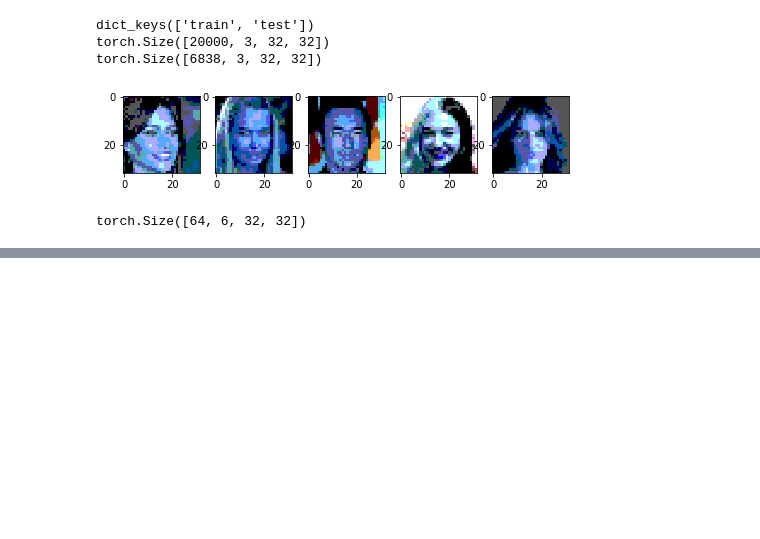
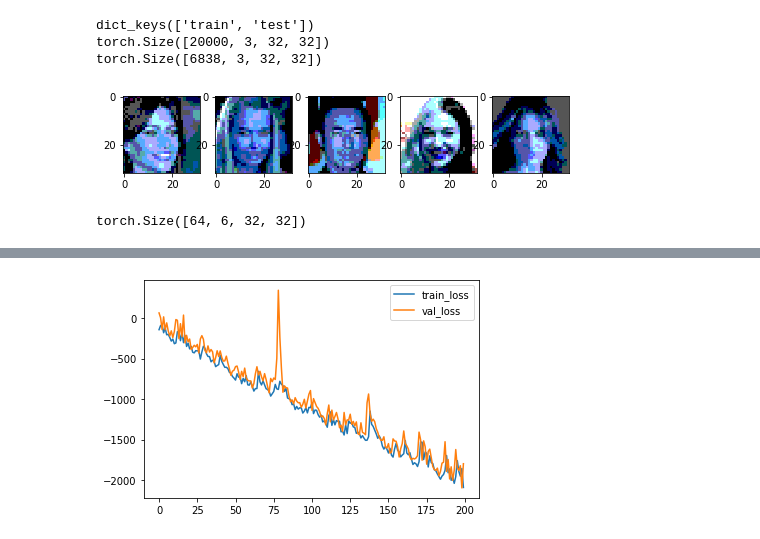
Before and after one commit to RamSaw/deep-unsupervised-learning, a Jupyter notebook: HW_02_T_02.ipynb, the cells around one changed output, grey strips where cells are left out. Saved outputs shown, nothing was run; the diff lists cells and outputs as text; code cells hidden in the pictures; blank space fills up the shorter version.

```diff
--- a/HW_02_T_02.ipynb
+++ b/HW_02_T_02.ipynb
@@ -224,18 +323,19 @@ def train(model, train_batch_size, test_batch_size, epochs_cnt, train_data=DATA[
 
     train_iter = DataLoader(train_data, batch_size=train_batch_size, shuffle=True)
     val_iter = DataLoader(test_data, batch_size=test_batch_size, shuffle=False)
-    optimizer = torch.optim.Adam(MODEL.parameters(),lr=lr, weight_decay=0.0001)
+    optimizer = torch.optim.Adam(MODEL.parameters(),lr=lr, weight_decay=0)
 
     losses, val_losses = [], []
+    start = time.time()
     for epoch in range(epochs_cnt):
         loss = 0
         tmp_losses = []
 
         model.train()
         total_train_loss = 0
-        for batch in tqdm(train_iter):
+        for batch in train_iter:
             batch = batch.to(DEVICE)
-            loss = loss_func(model.log_prob(batch))
+            loss = model.log_prob(batch)
             loss.backward()
             optimizer.step()
             optimizer.zero_grad()
@@ -247,11 +347,21 @@ def train(model, train_batch_size, test_batch_size, epochs_cnt, train_data=DATA[
             tmp_val_losses = []
             for item in val_iter:
                 batch = batch.to(DEVICE)
-                val_loss = loss_func(model.log_prob(batch))
+                val_loss = model.log_prob(batch)
                 tmp_val_losses.append(val_loss.data.cpu().numpy())
             val_losses.append(np.mean(tmp_val_losses))
-        if epoch % 1 ==0:
+        if (epoch + 1) % 10 == 0:
             print('Epoch {}: loss {} val_loss {} '.format(epoch, np.mean(tmp_losses), np.mean(tmp_val_losses)))
+            torch.save(model.state_dict(), './gdrive/My Drive/CelebA.pt')
+            print('Model saved!')
+            with open('./gdrive/My Drive/CelebA_train_loss.pkl', 'wb') as f:
+                pickle.dump(losses, f)
+            with open('./gdrive/My Drive/CelebA_val_loss.pkl', 'wb') as f:
+                pickle.dump(val_losses, f)
+            end = time.time()
+            elapsed = end - start
+            start = end
+            print(f'Elapsed time: {elapsed}')
     return losses, val_losses
 # %%
 def plot_losses(losses, val_losses):
@@ -260,12 +370,12 @@ def plot_losses(losses, val_losses):
     plt.legend()
     plt.show()
 # %%
-TRAIN_BATCH_SIZE = 16
-TEST_BATCH_SIZE = 16
-EPOCHS_CNT = 4
+TRAIN_BATCH_SIZE = 256
+TEST_BATCH_SIZE = 256
+EPOCHS_CNT = 300
 # %%
-MODEL = CelebA(3).to(DEVICE)
+MODEL = CelebA(3, 32, 32).to(DEVICE)
 # %%
-TRAIN_LOSSES, VAL_LOSSES = train(MODEL, TRAIN_BATCH_SIZE, TEST_BATCH_SIZE, EPOCHS_CNT, train_data=DATA['train'][:160], test_data=DATA['test'][:32])
-plot_losses(TRAIN_LOSSES, VAL_LOSSES)
+TRAIN_LOSSES, VAL_LOSSES = train(MODEL, TRAIN_BATCH_SIZE, TEST_BATCH_SIZE, EPOCHS_CNT, train_data=DATA['train'], test_data=DATA['test'])
+_ = MODEL.eval()
 # %% [output]
@@ -280,0 +403,4 @@ Epoch 3: loss 2.557392120361328 val_loss 0.8956937193870544
+# %%
+plot_losses(TRAIN_LOSSES[100:], VAL_LOSSES[100:])
+# %% [output]
+[figure, added]
```
Also changed, not shown: parts of 20 cells of this notebook.
